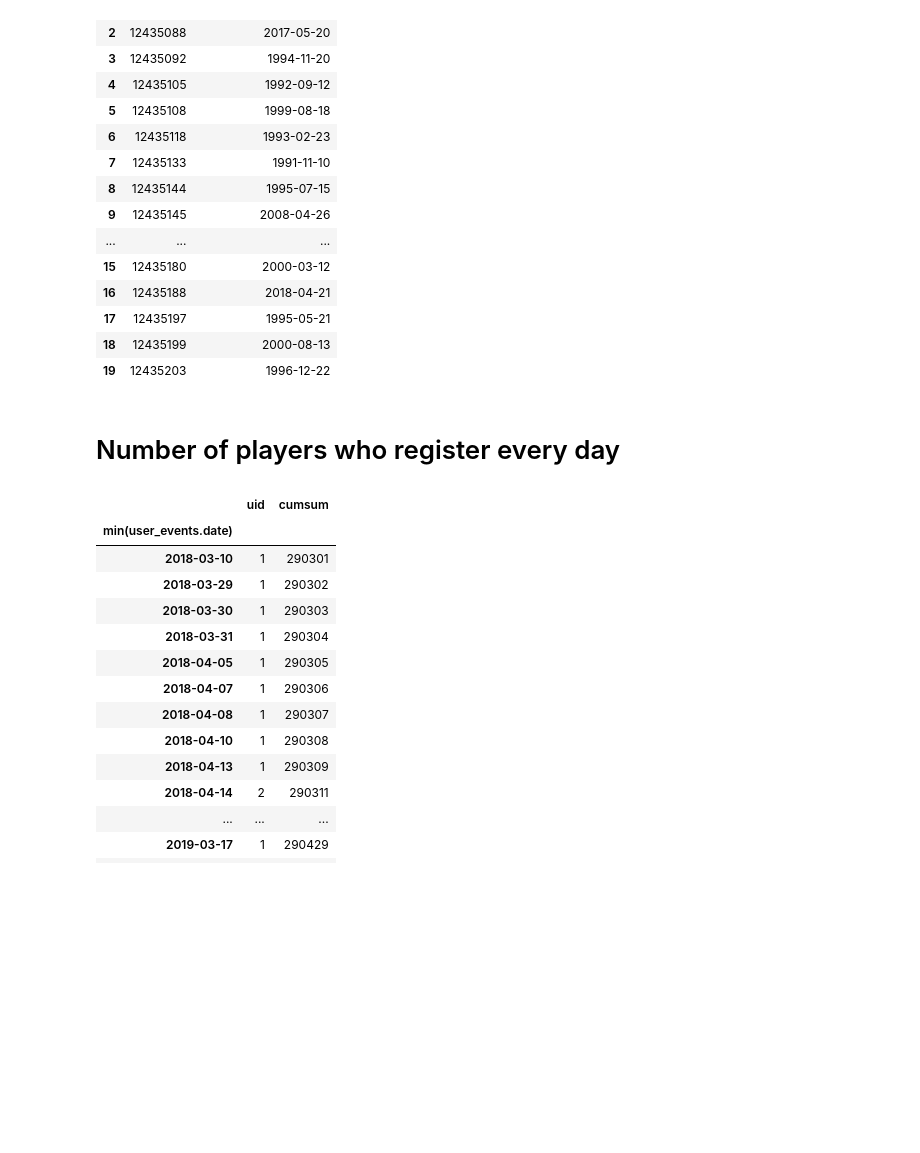
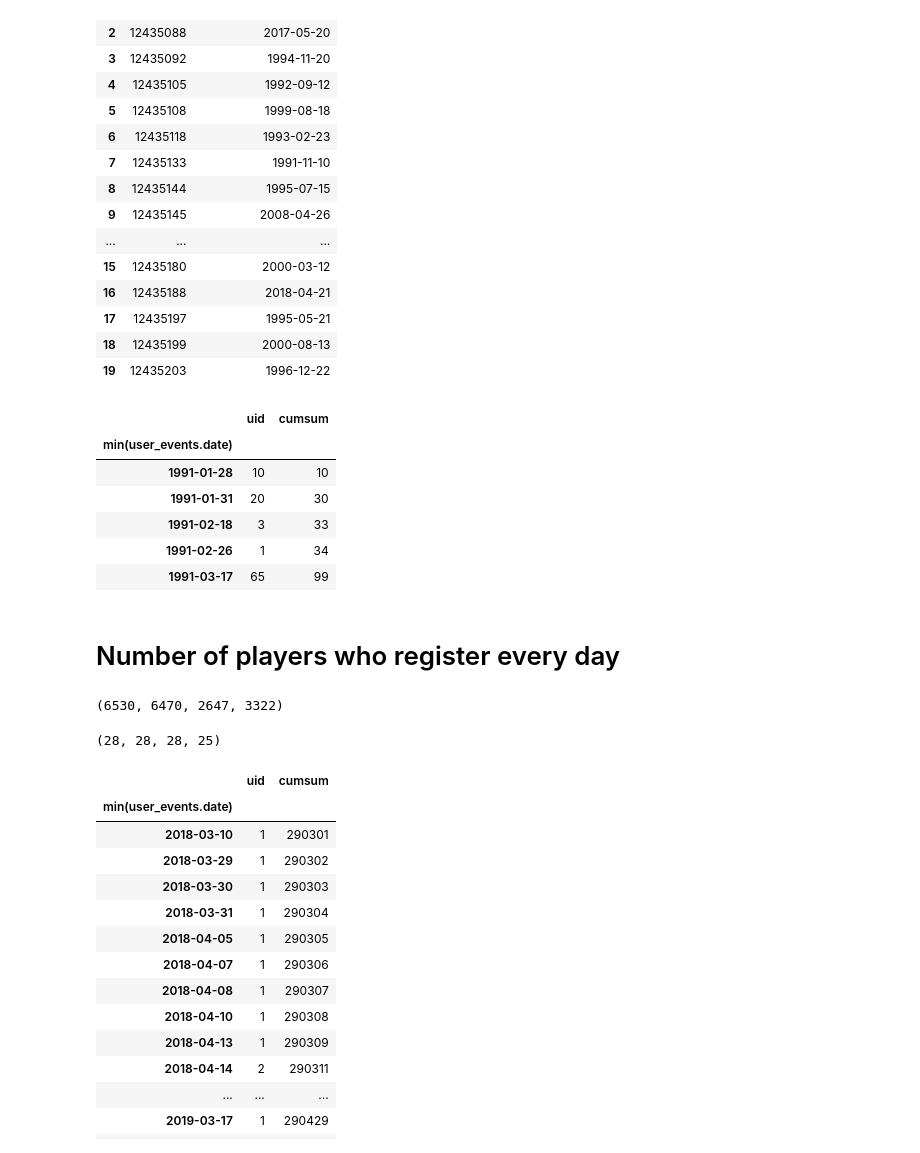
Before and after one commit to AstroBoy1/chess-ds, a Jupyter notebook: chess_exploration.ipynb, the cells around one changed output. Saved outputs shown, nothing was run; the diff lists cells and outputs as text; code cells hidden in the pictures; blank space fills up the shorter version.

```diff
--- a/chess_exploration.ipynb
+++ b/chess_exploration.ipynb
@@ -56,2 +84,12 @@ year_count['cumsum'] = year_count['uid'].cumsum()
+# %%
+year_count.head()
+# %% [output]
+|  | uid | cumsum |
+| min(user_events.date) |  |  |
+| 1991-01-28 | 10 | 10 |
+| 1991-01-31 | 20 | 30 |
+| 1991-02-18 | 3 | 33 |
+| 1991-02-26 | 1 | 34 |
+| 1991-03-17 | 65 | 99 |
 # %% [markdown]
 # Number of players who register every day
@@ -59,0 +103,4 @@ year_count.index = pd.to_datetime(year_count.index)
+# %%
+len(year_count.index), len(year_count_m.index), len(year_count_f.index), len(year_count_u.index)
+# %% [output]
+(6530, 6470, 2647, 3322)
@@ -59,0 +112,4 @@ year_count.index = pd.to_datetime(year_count.index)
+# %%
+len(year_count_y), len(year_count_m_y), len(year_count_f_y), len(year_count_u_y)
+# %% [output]
+(28, 28, 28, 25)
```
Also changed, not shown: parts of 20 cells of this notebook, 1 other file.
